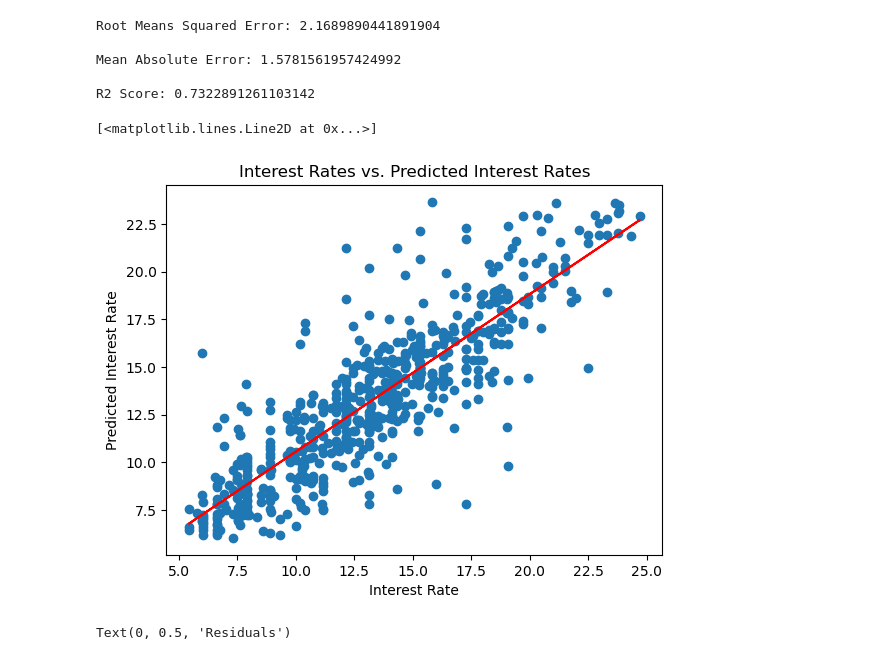
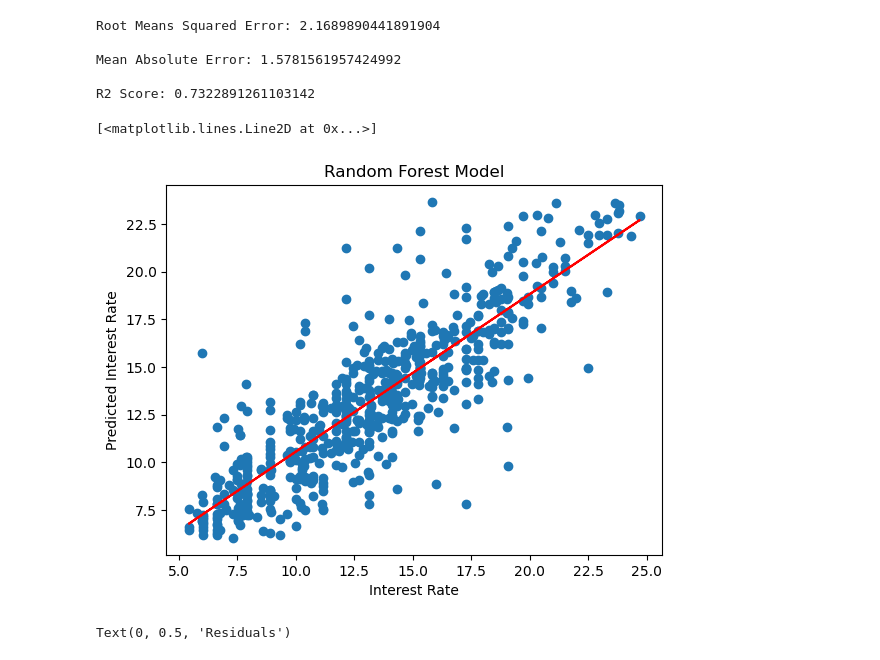
Before and after one commit to brooks-reece/Linear-Regression-Case-Study, a Jupyter notebook: linearregcs.ipynb, the cells around one changed output. Cells and saved outputs as stored; diff of their text form; code cells hidden in the pictures.

```diff
--- a/linearregcs.ipynb
+++ b/linearregcs.ipynb
@@ -330,16 +334,16 @@ R2 Score: 0.7322891261103142
 # %%
 plt.scatter(y_test, y_pred)
 
-plt.title("Interest Rates vs. Predicted Interest Rates")
+plt.title("Random Forest Model")
 plt.xlabel("Interest Rate")
 plt.ylabel("Predicted Interest Rate")
 
 m, b = np.polyfit(y_test, y_pred, 1)
 
 plt.plot(y_test, m * y_test + b, color='red', label=f'y = {m:.2f}x + {b:.2f}')
 # %% [output]
 [<matplotlib.lines.Line2D at 0x...>]
-[figure, old version]
+[figure, new version]
 # %%
 residuals = y_test - y_pred
 
```
Also changed, not shown: parts of 1 cell of this notebook, 5 other files.
